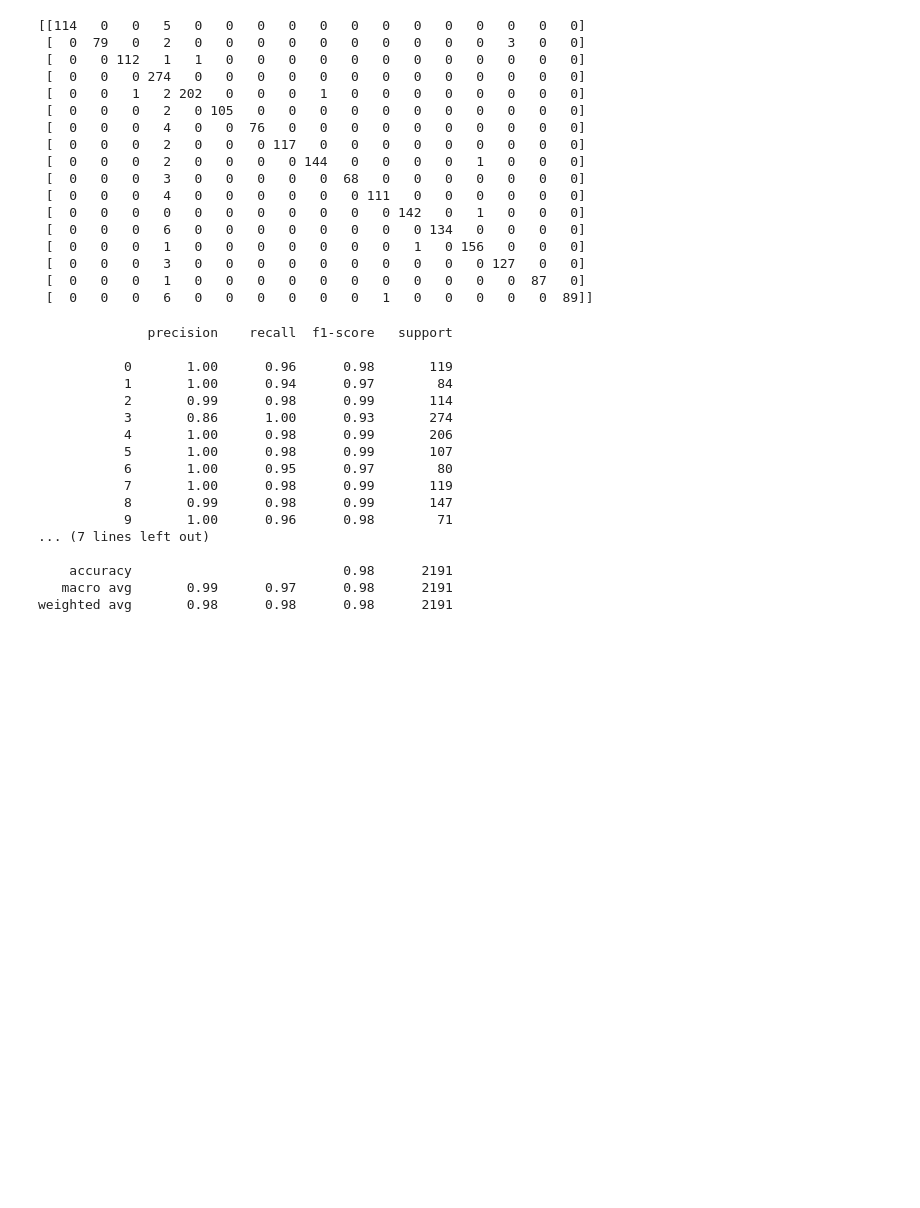
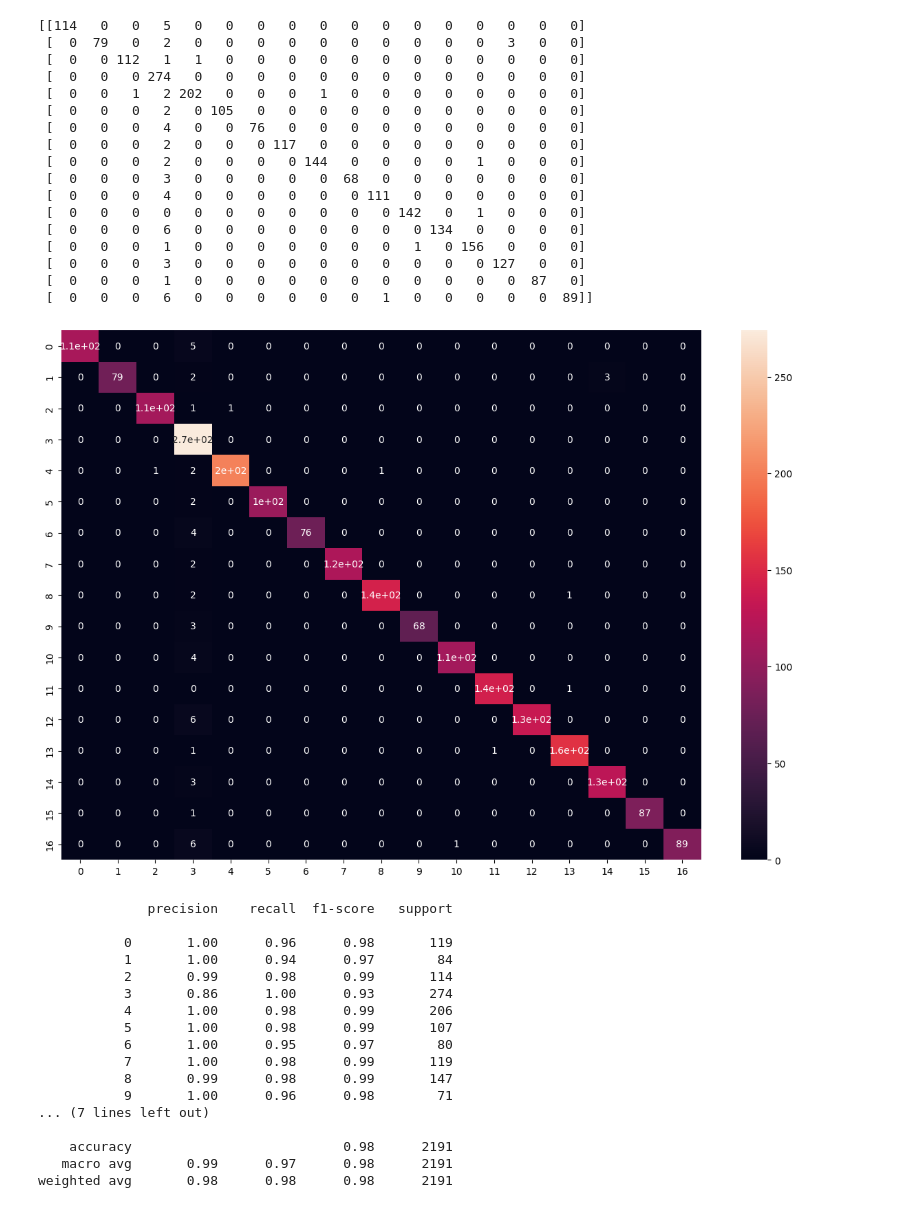
Before and after one commit to Abhilitcode/LanguageBuddy, a Jupyter notebook: LingoDetection.ipynb, the cells around one changed output. Drawn from its saved outputs; the diff is of its cells as text; code cells hidden in the pictures; blank space fills up the shorter version.

```diff
--- a/LingoDetection.ipynb
+++ b/LingoDetection.ipynb
@@ -632,6 +632,13 @@ print(cm)
  [  0   0   0   3   0   0   0   0   0   0   0   0   0   0 127   0   0]
  [  0   0   0   1   0   0   0   0   0   0   0   0   0   0   0  87   0]
  [  0   0   0   6   0   0   0   0   0   0   1   0   0   0   0   0  89]]
+# %%
+# visualising the confusion matrix
+plt.figure(figsize=(15,10))
+sns.heatmap(cm, annot = True)
+plt.show()
+# %% [output]
+[figure, added]
 # %%
 print(classification_report(y_test, y_pred))
 # %% [output]
```
Also changed, not shown: parts of 2 cells of this notebook.
